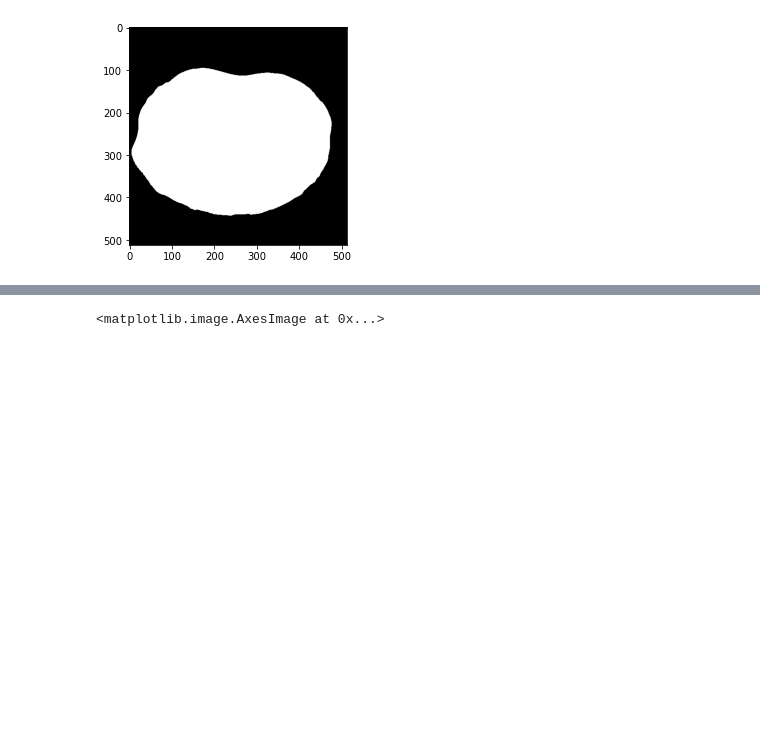
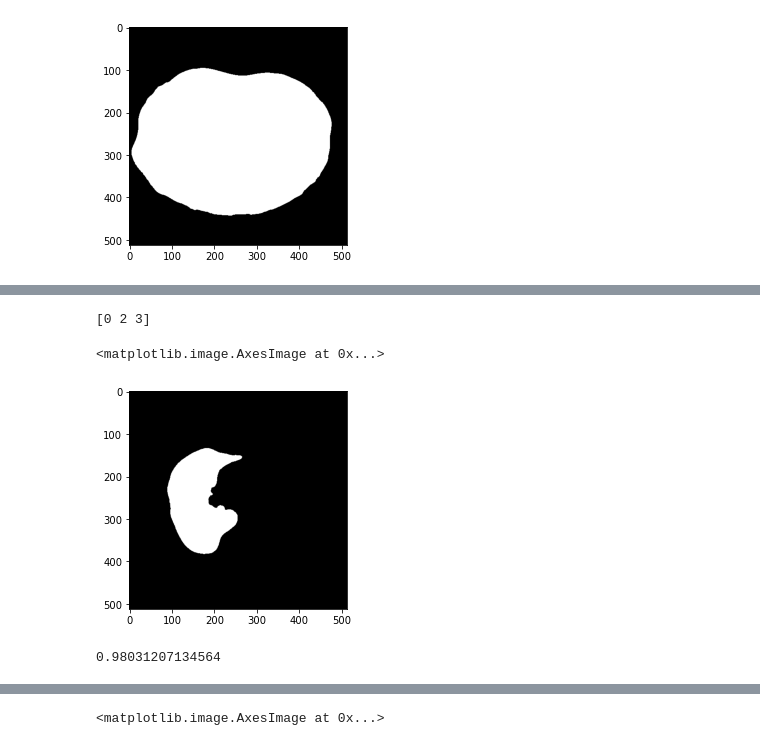
Before and after one commit to stabor705/opencv-and-ai-agh-2024, a Jupyter notebook: lab-1/Lab1/Project1.ipynb, the cells around one changed output, grey strips where cells are left out. Saved outputs shown, nothing was run; the diff lists cells and outputs as text; code cells hidden in the pictures; blank space fills up the shorter version.

```diff
--- a/lab-1/Lab1/Project1.ipynb
+++ b/lab-1/Lab1/Project1.ipynb
@@ -254,0 +252,7 @@ nib.save(nib_img, "lungs_segmented.nii")
+# %%
+print(np.unique(labels[:, :, 80]))
+plt.imshow(labels[:, :, 80] == 3)
+# %% [output]
+[0 2 3]
+<matplotlib.image.AxesImage at 0x...>
+[figure, added]
@@ -254,0 +278,4 @@ nib.save(nib_img, "lungs_segmented.nii")
+# %%
+dice_coeff(filled, ref_ct)
+# %% [output]
+0.98031207134564
```
Also changed, not shown: parts of 16 cells of this notebook.
